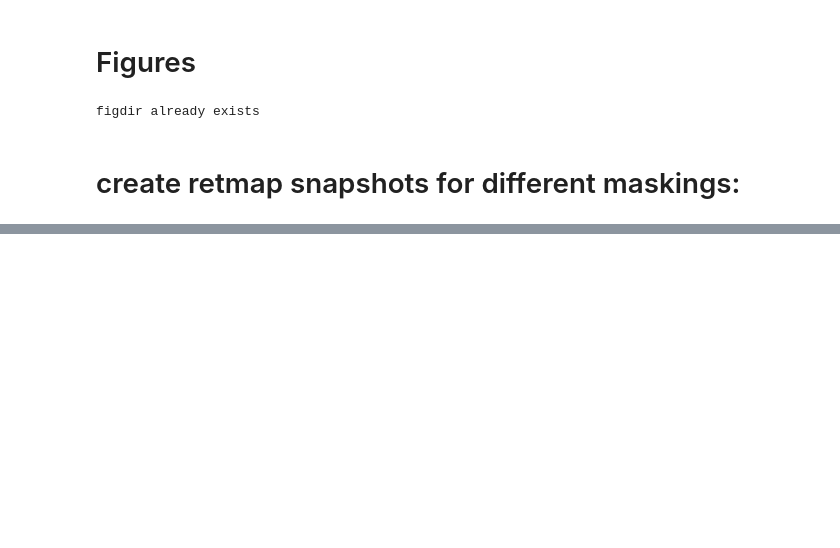
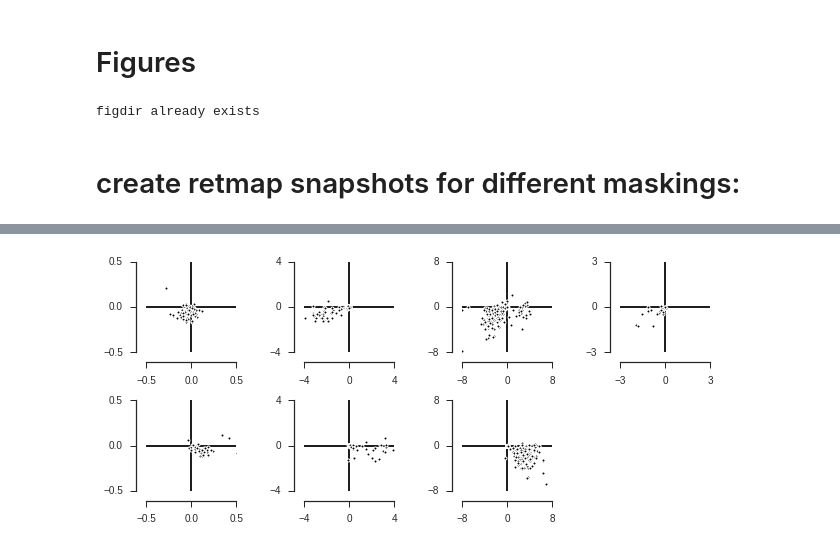
Before and after one commit to daanvanes/hcp_cerebellum_retinotopy, a Jupyter notebook: 3_Figures.ipynb, the cells around one changed output, grey strips where cells are left out. Cells and saved outputs as stored; diff of their text form; code cells hidden in the pictures; blank space fills up the shorter version.

```diff
--- a/3_Figures.ipynb
+++ b/3_Figures.ipynb
@@ -29,5 +29,14 @@ import colorsys as cs
 # 3: meanvol
 # 4: r2
 # 5: size
+
+dims = {
+    'ang':0,
+    'ecc':1,
+    'gain':2,
+    'meanvol':3,
+    'r2':4,
+    'rfsize':5
+}
 # %% [output]
 figdir already exists
@@ -245,0 +177,75 @@ f.savefig(os.path.join(fig_dir,'prf_scatter_avg_subject.pdf'))
+# %%
+# scatter plot
+pl.close('all')
+for vis_type in ['scatter']:#,'hexbin']:
+    for sub_type in ['avg','wavg','per']:#,'per']:
+        for plot_type in ['zoomed_in','zoomed_out']:
+            # first create a plot for the average subject
+            f = pl.figure(figsize=(9,4))
+            for mi,mask in enumerate(roi_order):
+
+                s = f.add_subplot(2,4,mi+1,aspect='equal')
+
+                roimask = (nb.load(os.path.join(out_dir,'masks','cer_retmaps','all_masks_together.nii')).get_data()==(mask_names[mask]))
+
+                if sub_type in ['avg','wavg']:
+
+                    alpha = 1
+                    data = nb.load(os.path.join(out_dir,'masked_niftis',masktype,'prfresults_subject_rank_%s.nii'%sub_type)).get_data()
+                    xs = np.cos(np.radians(np.ravel(data[roimask,dims['ang']]))) * np.ravel(data[roimask,dims['ecc']])
+                    ys = np.sin(np.radians(np.ravel(data[roimask,dims['ang']]))) * np.ravel(data[roimask,dims['ecc']])
+
+
+                elif sub_type == 'per':
+
+                    alpha = 0.1
+
+                    all_xs = []
+                    all_ys = []
+                    for sj in range(181):
+
+                        data = nb.load(os.path.join(out_dir,'masked_niftis',masktype,'prfresults_subject_rank_%d.nii'%sj)).get_data()
+
+                        xs = np.cos(np.radians(np.ravel(data[roimask,dims['ang']]))) * np.ravel(data[roimask,dims['ecc']])
+                        ys = np.sin(np.radians(np.ravel(data[roimask,dims['ang']]))) * np.ravel(data[roimask,dims['ecc']])
+
+                        all_xs.append(xs)
+                        all_ys.append(ys)
+
+                    xs = np.ravel(all_xs)
+                    ys = np.ravel(all_ys)
+
+                pl.axhline(0,color='k')
+                pl.axvline(0,color='k')
+
+
+
+                pl.plot(xs,ys,'o',color='k',ms=3,mec='w',mew=1,alpha=alpha)
+#                 if len(xs) > 1:
+# #                     if vis_type == 'scatter':
+#                         sn.jointplot(x=xs,y=ys)#,'o',color='k',ms=3,mec='w',mew=1,alpha=alpha)
+#                     elif vis_type == 'hexbin':
+#                         sn.jointplot(xs,ys,kind='hex')#,'o',color='k',ms=3,mec='w',mew=1,alpha=alpha)
+#                     print 'not plotting'
+
+                if plot_type == 'zoomed_out':
+                    maxecc = 8
+                else:
+                    if mask in ['left_VI','right_VI']:
+                        maxecc = 0.5
+                    elif 'VIIb' in mask:
+                        maxecc = 4
+                    elif 'VIIIb' in mask:
+                        maxecc = 8
+                    elif 'crus' in mask:
+                        maxecc = 3
+
+                pl.xlim(-maxecc,maxecc)
+                pl.ylim(-maxecc,maxecc)
+                pl.xticks([-maxecc,0,maxecc])
+                pl.yticks([-maxecc,0,maxecc])
+                sn.despine(offset=10)
+            pl.tight_layout()
+            f.savefig(os.path.join(fig_dir,'prf_%s_avg_subject_%s_%s.png'%(vis_type,plot_type,sub_type)))
+# %% [output]
+[figure, added]
```
Also changed, not shown: parts of 15 cells of this notebook, 3 other files.
